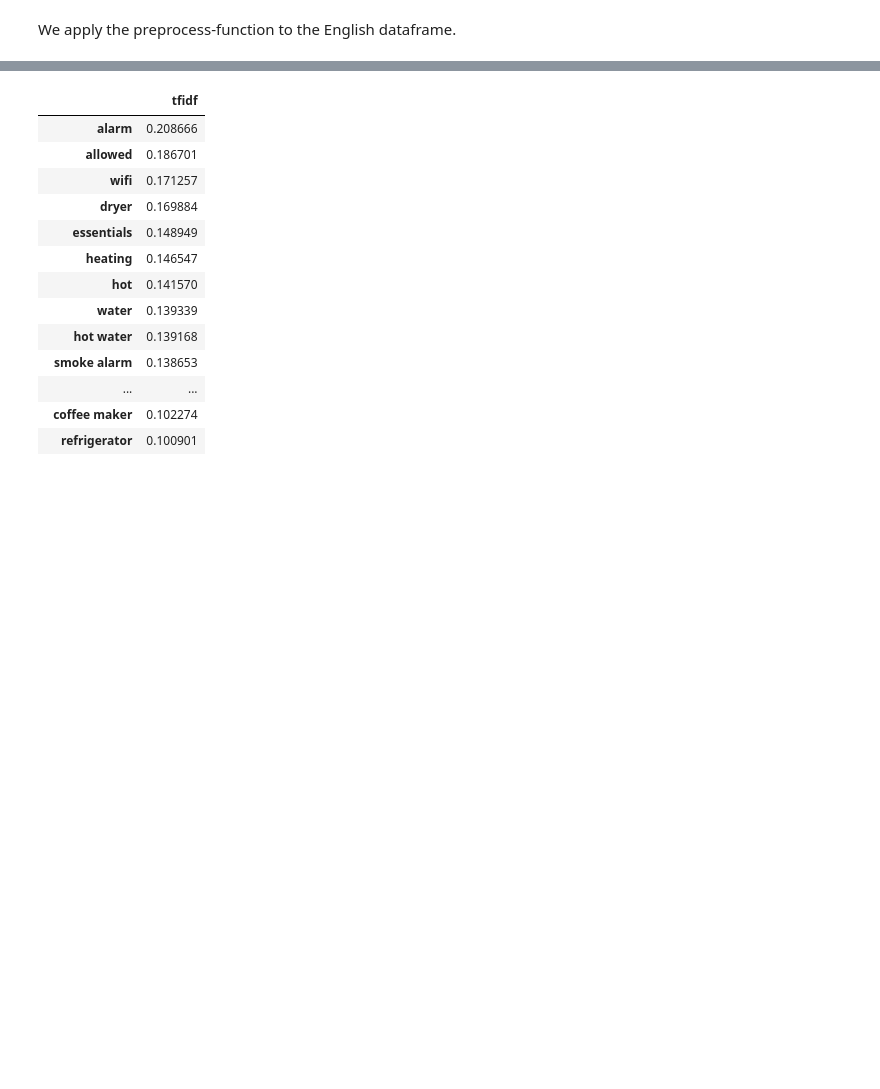
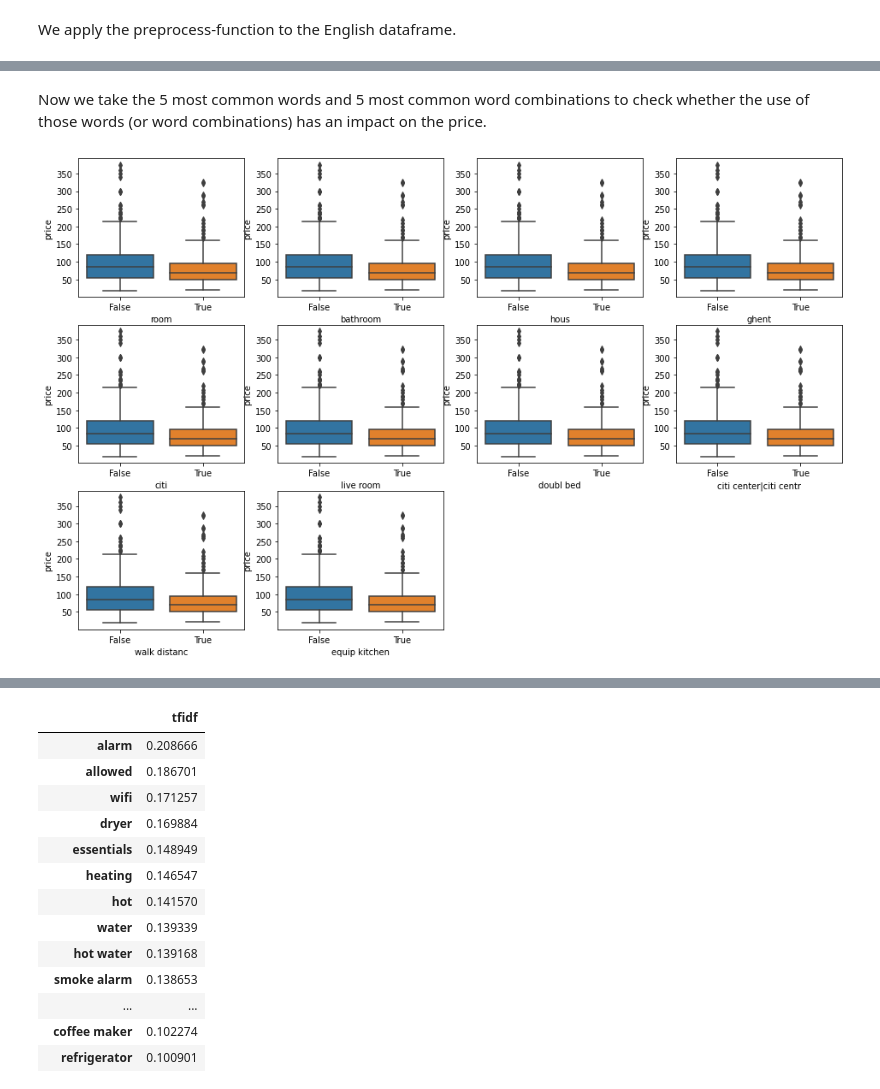
Before and after one commit to tibovdc/ProjectML, a Jupyter notebook: Sprint2.ipynb, the cells around one changed output, grey strips where cells are left out. Drawn from its saved outputs; the diff is of its cells as text; code cells hidden in the pictures; blank space fills up the shorter version.

```diff
--- a/Sprint2.ipynb
+++ b/Sprint2.ipynb
@@ -473,0 +528,14 @@ In order to find out if the price
+# %% [markdown]
+Now we take the 5 most common words and 5 most common word combinations to check whether the use of those words (or word combinations) has an impact on the price.
+# %%
+to_check = ["room", "bathroom", "hous", "ghent", "citi", "live room", "doubl bed", "citi center|citi centr", "walk distanc", "equip kitchen"]
+
+data_city_center = data_en
+
+plt.figure(figsize=(16,28))
+for i, feature in enumerate(to_check):
+    data_city_center[feature] = data_en['description'].str.contains('citi center|citi centr')
+    plt.subplot(8, 4, 1+i)
+    sns.boxplot(x=feature, y='price', data=data_city_center)
+# %% [output]
+[figure, added]
```
Also changed, not shown: parts of 19 cells of this notebook.
